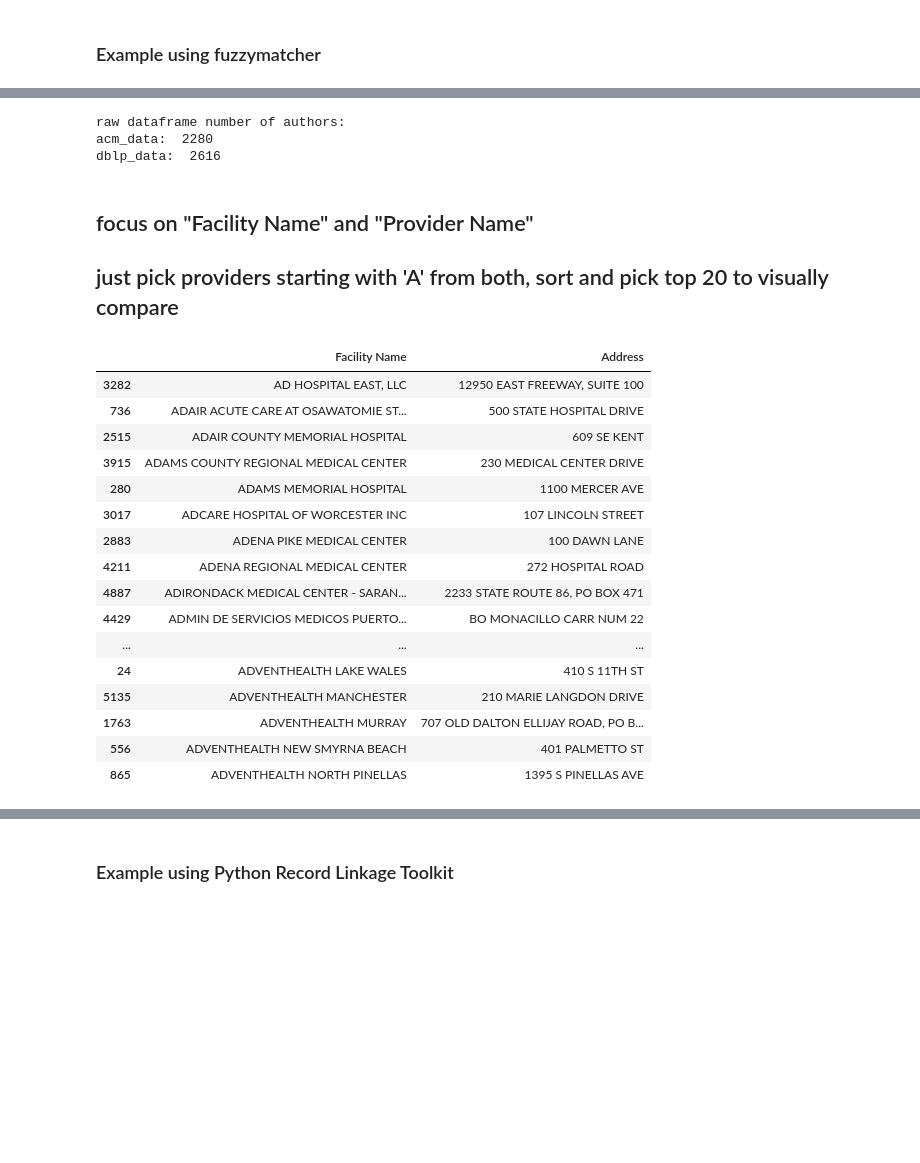
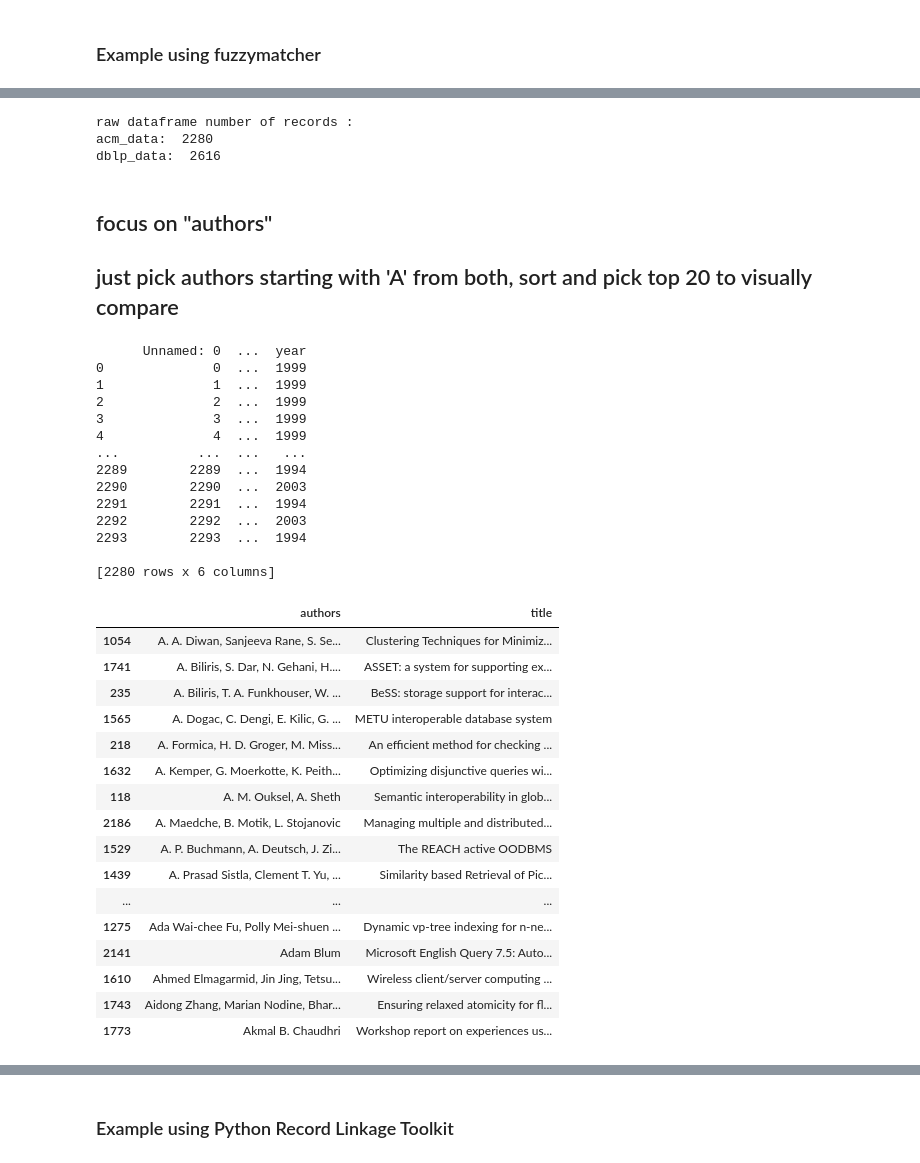
Before and after one commit to theoem/Data-Linkage, a Jupyter notebook: Data-Linkage/Record-Linking-Fuzzy-Matching-Teodoras.ipynb, the cells around one changed output, grey strips where cells are left out. Cells and saved outputs as stored; diff of their text form; code cells hidden in the pictures; blank space fills up the shorter version.

```diff
--- a/Data-Linkage/Record-Linking-Fuzzy-Matching-Teodoras.ipynb
+++ b/Data-Linkage/Record-Linking-Fuzzy-Matching-Teodoras.ipynb
@@ -77,35 +87,53 @@ dblp_data.head()
+# %%
+acm_data.dropna(subset=['authors'], inplace=True)
+dblp_data.dropna(subset=['authors'], inplace=True)
 # %%
 ## dataframe sizes
 
-print("raw dataframe number of authors :")
-print("acm_data:  {x}".format(x=acm_data['authors'].count()))
-print("dblp_data:  {x}".format(x=dblp_data['authors'].count()))
+print("raw dataframe number of records :")
+print("acm_data:  {x}".format(x=acm_data['id'].count()))
+print("dblp_data:  {x}".format(x=dblp_data['id'].count()))
 # %% [output]
-raw dataframe number of authors:
+raw dataframe number of records :
 acm_data:  2280
 dblp_data:  2616
 # %% [markdown]
-## focus on "Facility Name" and "Provider Name"
-## just pick providers starting with 'A' from both, sort and pick top 20 to visually compare
+## focus on "authors"
+## just pick authors starting with 'A' from both, sort and pick top 20 to visually compare
 # %%
 
-cond = hospital_accounts['Facility Name'].str.startswith('AD')
-hospital_accounts.loc[cond].sort_values(by=['Facility Name'], ascending=True)[['Facility Name', 'Address']].head(25)
+cond = acm_data['authors'].str.startswith('A')
+print (acm_data)
+acm_data.loc[cond].sort_values(by=['authors'], ascending=True)[['authors', 'title']].head(25)
 # %% [output]
+      Unnamed: 0  ...  year
+0              0  ...  1999
+1              1  ...  1999
+2              2  ...  1999
+3              3  ...  1999
+4              4  ...  1999
+...          ...  ...   ...
+2289        2289  ...  1994
+2290        2290  ...  2003
+2291        2291  ...  1994
+2292        2292  ...  2003
+2293        2293  ...  1994
+
+[2280 rows x 6 columns]
-|  | Facility Name | Address |
-| 3282 | AD HOSPITAL EAST, LLC | 12950 EAST FREEWAY, SUITE 100 |
-| 736 | ADAIR ACUTE CARE AT OSAWATOMIE ST... | 500 STATE HOSPITAL DRIVE |
-| 2515 | ADAIR COUNTY MEMORIAL HOSPITAL | 609 SE KENT |
-| 3915 | ADAMS COUNTY REGIONAL MEDICAL CENTER | 230 MEDICAL CENTER DRIVE |
-| 280 | ADAMS MEMORIAL HOSPITAL | 1100 MERCER AVE |
-| 3017 | ADCARE HOSPITAL OF WORCESTER INC | 107 LINCOLN STREET |
-| 2883 | ADENA PIKE MEDICAL CENTER | 100 DAWN LANE |
-| 4211 | ADENA REGIONAL MEDICAL CENTER | 272 HOSPITAL ROAD |
-| 4887 | ADIRONDACK MEDICAL CENTER - SARAN... | 2233 STATE ROUTE 86, PO BOX 471 |
-| 4429 | ADMIN DE SERVICIOS MEDICOS PUERTO... | BO MONACILLO CARR NUM 22 |
+|  | authors | title |
+| 1054 | A. A. Diwan, Sanjeeva Rane, S. Se... | Clustering Techniques for Minimiz... |
+| 1741 | A. Biliris, S. Dar, N. Gehani, H.... | ASSET: a system for supporting ex... |
+| 235 | A. Biliris, T. A. Funkhouser, W. ... | BeSS: storage support for interac... |
+| 1565 | A. Dogac, C. Dengi, E. Kilic, G. ... | METU interoperable database system |
+| 218 | A. Formica, H. D. Groger, M. Miss... | An efficient method for checking ... |
+| 1632 | A. Kemper, G. Moerkotte, K. Peith... | Optimizing disjunctive queries wi... |
+| 118 | A. M. Ouksel, A. Sheth | Semantic interoperability in glob... |
+| 2186 | A. Maedche, B. Motik, L. Stojanovic | Managing multiple and distributed... |
+| 1529 | A. P. Buchmann, A. Deutsch, J. Zi... | The REACH active OODBMS |
+| 1439 | A. Prasad Sistla, Clement T. Yu, ... | Similarity based Retrieval of Pic... |
 | ... | ... | ... |
-| 24 | ADVENTHEALTH LAKE WALES | 410 S 11TH ST |
-| 5135 | ADVENTHEALTH MANCHESTER | 210 MARIE LANGDON DRIVE |
-| 1763 | ADVENTHEALTH MURRAY | 707 OLD DALTON ELLIJAY ROAD, PO B... |
-| 556 | ADVENTHEALTH NEW SMYRNA BEACH | 401 PALMETTO ST |
-| 865 | ADVENTHEALTH NORTH PINELLAS | 1395 S PINELLAS AVE |
+| 1275 | Ada Wai-chee Fu, Polly Mei-shuen ... | Dynamic vp-tree indexing for n-ne... |
+| 2141 | Adam Blum | Microsoft English Query 7.5: Auto... |
+| 1610 | Ahmed Elmagarmid, Jin Jing, Tetsu... | Wireless client/server computing ... |
+| 1743 | Aidong Zhang, Marian Nodine, Bhar... | Ensuring relaxed atomicity for fl... |
+| 1773 | Akmal B. Chaudhri | Workshop report on experiences us... |
```
Also changed, not shown: parts of 53 cells of this notebook.
